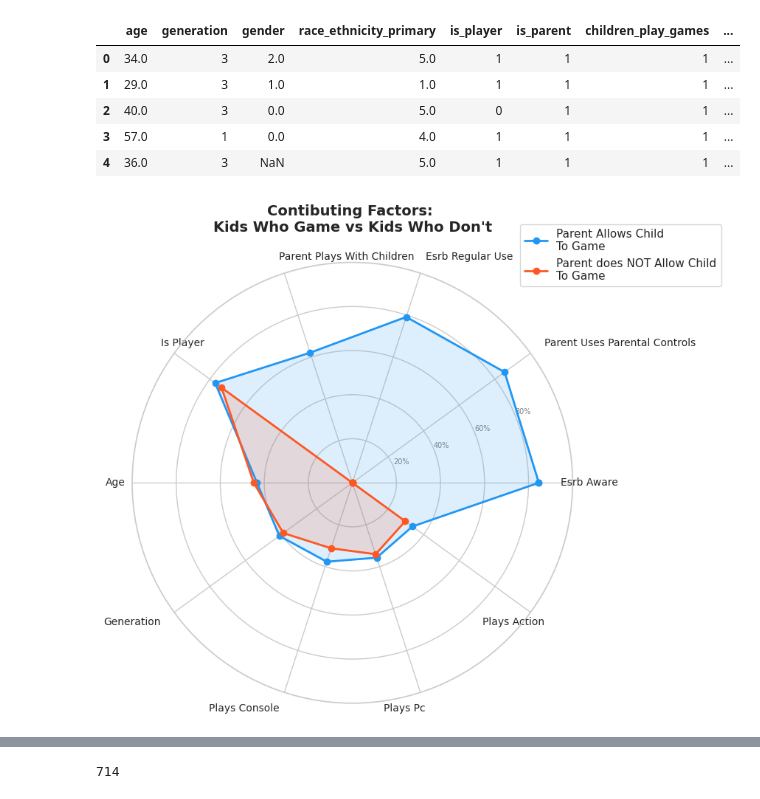
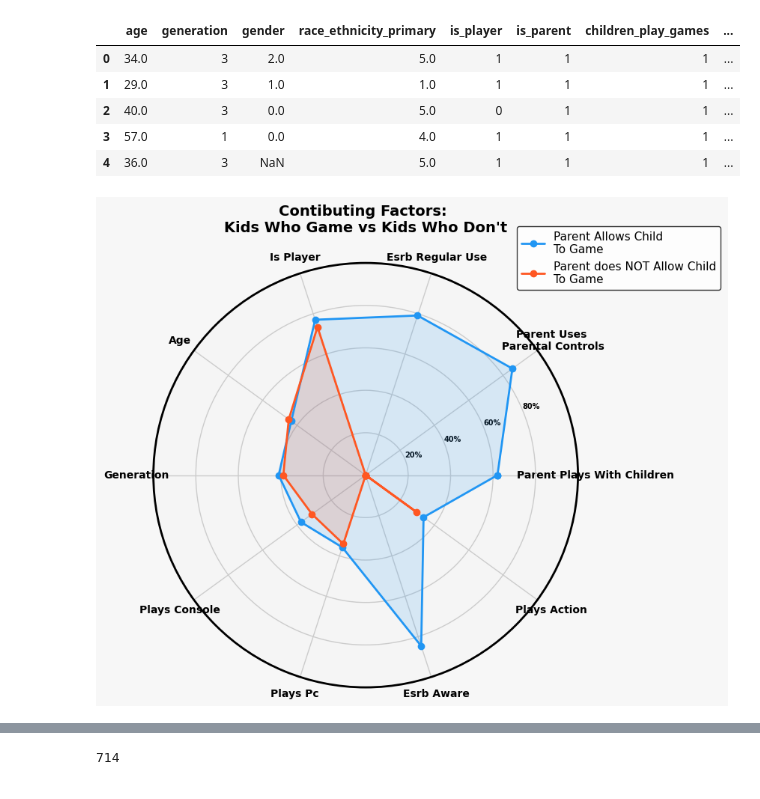
Before and after one commit to Noah-Gallego/Plot-A-Thon, a Jupyter notebook: Noah/gamer_study_eda.ipynb, the cells around one changed output, grey strips where cells are left out. Saved outputs shown, nothing was run; the diff lists cells and outputs as text; code cells hidden in the pictures.

```diff
--- a/Noah/gamer_study_eda.ipynb
+++ b/Noah/gamer_study_eda.ipynb
@@ -52,21 +52,20 @@ parents.head()
 | 3 | 57.0 | 1 | 0.0 | 4.0 | 1 | 1 | 1 | ... |
 | 4 | 36.0 | 3 | NaN | 5.0 | 1 | 1 | 1 | ... |
 # %%
-# Apply seaborn styling
 sns.set_style("whitegrid")
 sns.set_context("notebook")
 
 features = [
-    'esrb_aware',
+    'parent_plays_with_children',
     'parent_uses_parental_controls',
     'esrb_regular_use',
-    'parent_plays_with_children',
     'is_player',
     'age',
     'generation',
     'plays_console',
     'plays_pc',
-    'plays_action',
+    'esrb_aware',
+    'plays_action'
 ]
 
 # Compute group means
@@ -82,44 +81,53 @@ feat_range[feat_range == 0] = 1
 group_yes_norm = ((group_yes - feat_min) / feat_range) * 100
 group_no_norm  = ((group_no - feat_min) / feat_range) * 100
 
 # Radar chart setup
 labels = [f.replace('_', ' ').title() for f in features]
+labels = [label.replace('Uses', 'Uses\n') if 'Uses Parental Controls' in label else label for label in labels] # Add newline after 'Uses'
 num_vars = len(labels)
 angles = np.linspace(0, 2 * np.pi, num_vars, endpoint=False).tolist()
 angles += angles[:1]
 
 values_yes = group_yes_norm.tolist() + [group_yes_norm.tolist()[0]]
 values_no  = group_no_norm.tolist() + [group_no_norm.tolist()[0]]
 
 # Plot
 fig, ax = plt.subplots(figsize=(9, 9), subplot_kw=dict(polar=True))
 
-ax.plot(angles, values_yes, 'o-', linewidth=2, label='Parent Allows Child\nTo Game', color='#2196F3')
-ax.fill(angles, values_yes, alpha=0.15, color='#2196F3')
+# Set translucent light gray background for the figure and axes
+fig.patch.set_facecolor('#F5F5F5') # WhiteSmoke - lighter gray
+fig.patch.set_alpha(0.8)
+ax.set_facecolor('#F5F5F5') # WhiteSmoke - lighter gray
+ax.patch.set_alpha(0.8)
+
+# Add a bold black border around the polar plot
+for spine in ax.spines.values():
+    spine.set_edgecolor('black')
+    spine.set_linewidth(2)
+
+ax.plot(angles, values_yes, 'o-', linewidth=2, label='Parent Allows Child\nTo Game', color='#2196F3') # Reverted to blue
+ax.fill(angles, values_yes, alpha=0.15, color='#2196F3') # Reverted to blue
 
 ax.plot(angles, values_no, 'o-', linewidth=2, label="Parent does NOT Allow Child\nTo Game", color='#FF5722')
 ax.fill(angles, values_no, alpha=0.15, color='#FF5722')
 
 ax.set_xticks(angles[:-1])
-ax.set_xticklabels(labels, size=10, ha='center')
+ax.set_xticklabels(labels, size=10, ha='center', color='black', fontweight='bold') # Changed x-tick labels to black and bold
 
 # Adjust label positions so they don't overlap the chart
-for label, angle in zip(ax.get_xticklabels(), angles[:-1]):
-    if angle in (0, np.pi):
-        label.set_horizontalalignment('center')
-    elif 0 < angle < np.pi:
-        label.set_horizontalalignment('left')
-    else:
-        label.set_horizontalalignment('right')
+# Removed manual adjustments for horizontal alignment, relying on tight_layout
 
 ax.set_ylim(0, 100)
 ax.set_yticks([20, 40, 60, 80])
-ax.set_yticklabels(['20%', '40%', '60%', '80%'], size=7, color='gray')
-ax.set_title('Contibuting Factors: \nKids Who Game vs Kids Who Don\'t', size=14, fontweight='bold', pad=30)
-ax.legend(loc='upper right', bbox_to_anchor=(1.35, 1.1), frameon=True)
+ax.set_yticklabels(['20%', '40%', '60%', '80%'], size=7, color='black', fontweight='bold') # Changed y-tick labels to black and bold
+ax.set_title('Contibuting Factors: \nKids Who Game vs Kids Who Don\'t', size=14, fontweight='bold', pad=30, color='black') # Title to black and bold
+ax.legend(loc='upper right', bbox_to_anchor=(1.35, 1.1), frameon=True, facecolor='white', edgecolor='black') # Legend background to white, border black
+# Set legend text to black
+for text in ax.get_legend().get_texts():
+    text.set_color("black") # Changed legend text color to black for contrast against white background
 
 plt.tight_layout()
 plt.savefig('radar_chart.png', dpi=150, bbox_inches='tight')
 plt.show()
 # %% [output]
-[figure, old version]
+[figure, new version]
```
Also changed, not shown: parts of 11 cells of this notebook.
